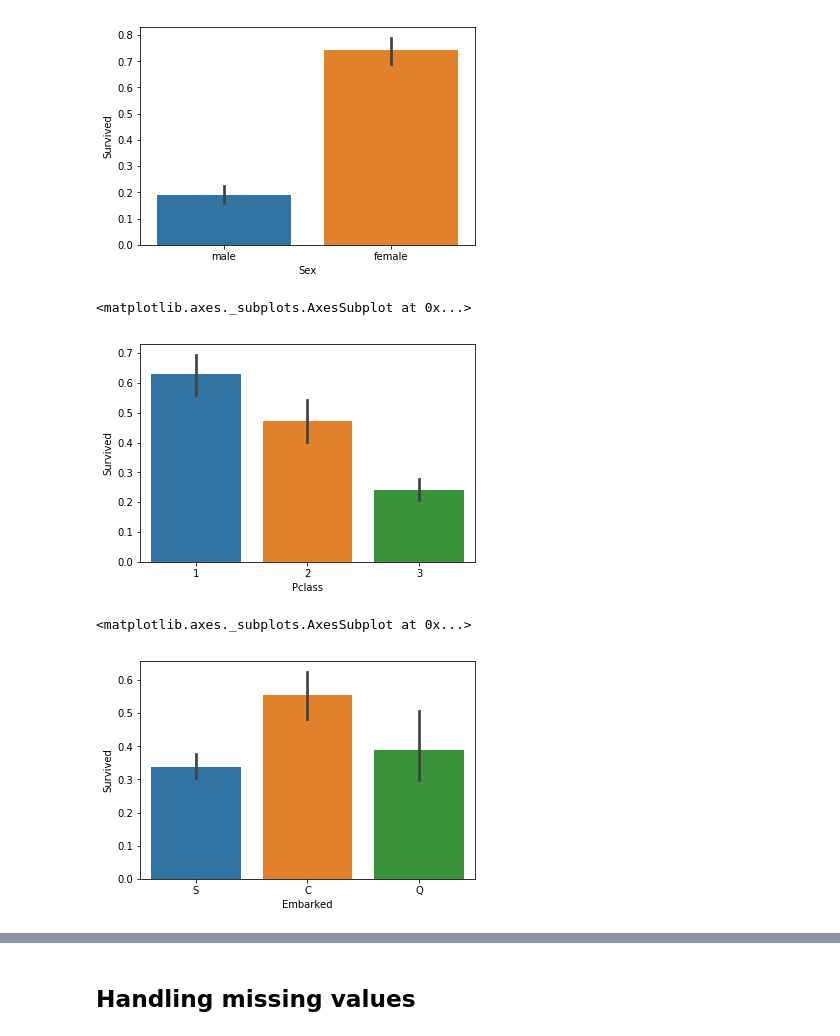
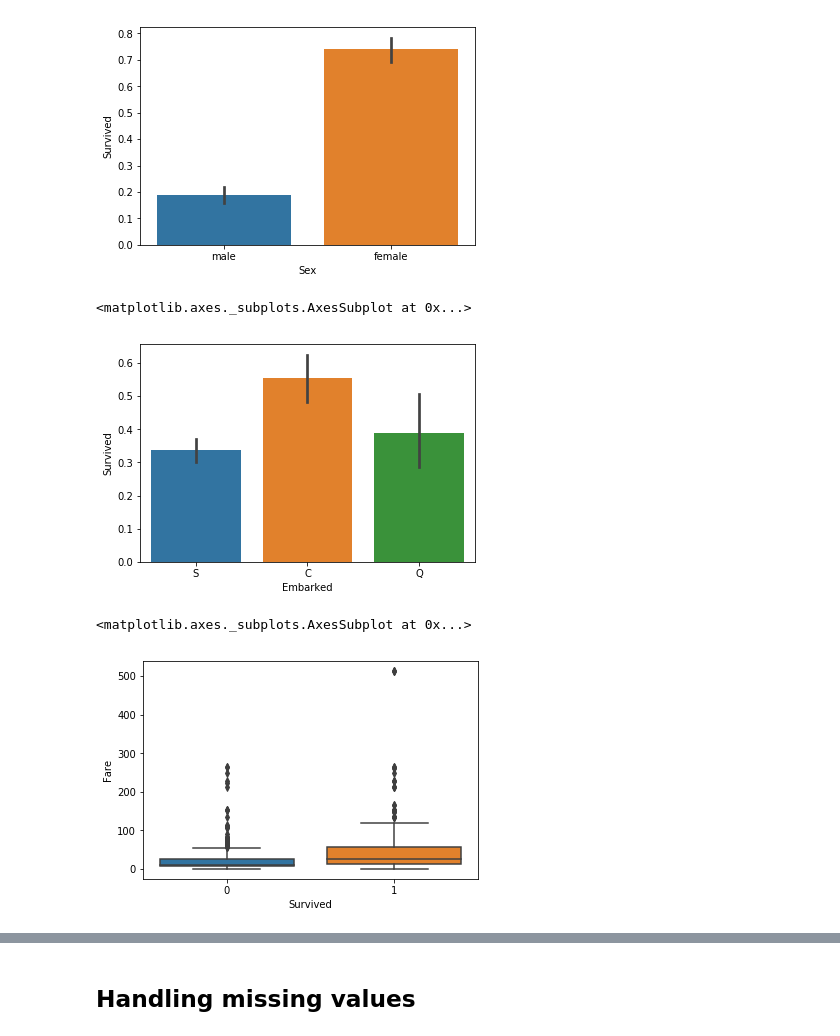
Before and after one commit to HStrand/python-ml101, a Jupyter notebook: python-course-part5-ml.ipynb, the cells around one changed output, grey strips where cells are left out. Saved outputs shown, nothing was run; the diff lists cells and outputs as text; code cells hidden in the pictures.

```diff
--- a/python-course-part5-ml.ipynb
+++ b/python-course-part5-ml.ipynb
@@ -66,13 +66,13 @@ sns.barplot(x=train.Sex, y=train.Survived)
 <matplotlib.axes._subplots.AxesSubplot at 0x...>
 [figure]
 # %%
-sns.barplot(x=train.Pclass, y=train.Survived)
+sb.barplot(x=train.Embarked, y=train.Survived)
 # %% [output]
 <matplotlib.axes._subplots.AxesSubplot at 0x...>
-[figure, old version]
+[figure, new version]
 # %%
-sns.barplot(x=train.Embarked, y=train.Survived)
+sb.boxplot(x=train.Survived, y=train.Fare)
 # %% [output]
 <matplotlib.axes._subplots.AxesSubplot at 0x...>
-[figure, old version]
+[figure, new version]
 # %%
```
Also changed, not shown: parts of 12 cells of this notebook.
